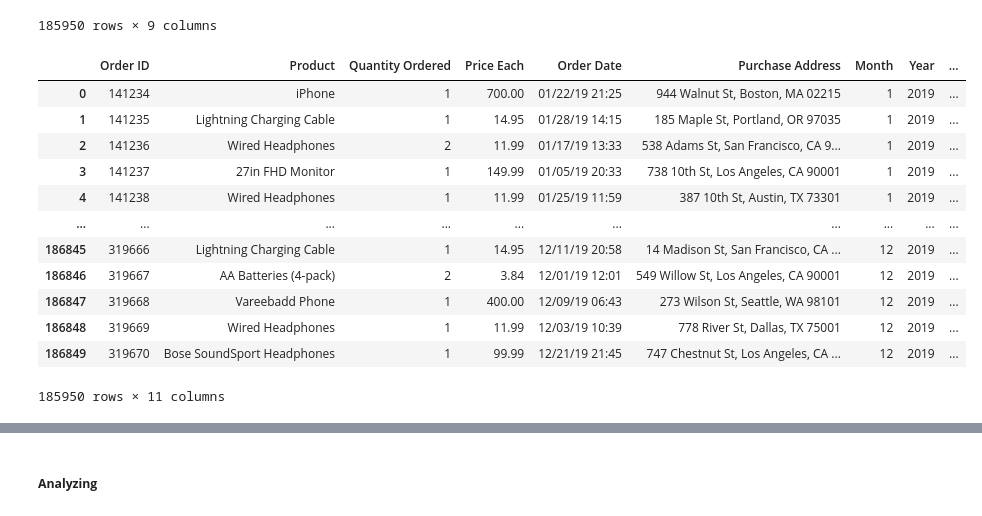
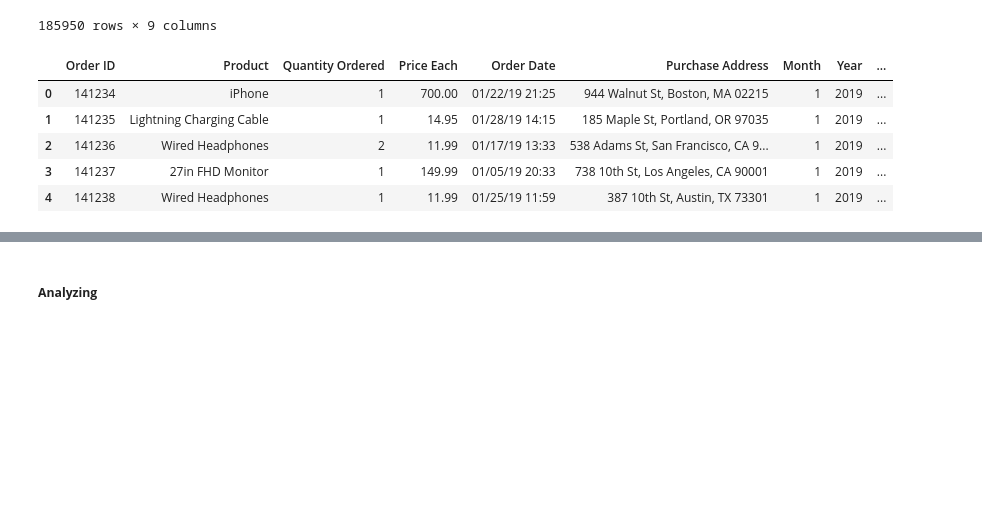
Before and after one commit to mezenka/Python_DataExploration, a Jupyter notebook: pandas_ds1.ipynb, the cells around one changed output, grey strips where cells are left out. Cells and saved outputs as stored; diff of their text form; code cells hidden in the pictures; blank space fills up the shorter version.

```diff
--- a/pandas_ds1.ipynb
+++ b/pandas_ds1.ipynb
@@ -197,25 +197,18 @@ all_data
 # %%
 # generating column for city
 def get_city(address):
   return address.split(',')[1]
 
 all_data['City'] = all_data['Purchase Address'].apply(lambda x: get_city(x))
 
-all_data
+all_data.head()
 # %% [output]
 |  | Order ID | Product | Quantity Ordered | Price Each | Order Date | Purchase Address | Month | Year | ... |
 | 0 | 141234 | iPhone | 1 | 700.00 | 01/22/19 21:25 | 944 Walnut St, Boston, MA 02215 | 1 | 2019 | ... |
 | 1 | 141235 | Lightning Charging Cable | 1 | 14.95 | 01/28/19 14:15 | 185 Maple St, Portland, OR 97035 | 1 | 2019 | ... |
 | 2 | 141236 | Wired Headphones | 2 | 11.99 | 01/17/19 13:33 | 538 Adams St, San Francisco, CA 9... | 1 | 2019 | ... |
 | 3 | 141237 | 27in FHD Monitor | 1 | 149.99 | 01/05/19 20:33 | 738 10th St, Los Angeles, CA 90001 | 1 | 2019 | ... |
 | 4 | 141238 | Wired Headphones | 1 | 11.99 | 01/25/19 11:59 | 387 10th St, Austin, TX 73301 | 1 | 2019 | ... |
-| ... | ... | ... | ... | ... | ... | ... | ... | ... | ... |
-| 186845 | 319666 | Lightning Charging Cable | 1 | 14.95 | 12/11/19 20:58 | 14 Madison St, San Francisco, CA ... | 12 | 2019 | ... |
-| 186846 | 319667 | AA Batteries (4-pack) | 2 | 3.84 | 12/01/19 12:01 | 549 Willow St, Los Angeles, CA 90001 | 12 | 2019 | ... |
-| 186847 | 319668 | Vareebadd Phone | 1 | 400.00 | 12/09/19 06:43 | 273 Wilson St, Seattle, WA 98101 | 12 | 2019 | ... |
-| 186848 | 319669 | Wired Headphones | 1 | 11.99 | 12/03/19 10:39 | 778 River St, Dallas, TX 75001 | 12 | 2019 | ... |
-| 186849 | 319670 | Bose SoundSport Headphones | 1 | 99.99 | 12/21/19 21:45 | 747 Chestnut St, Los Angeles, CA ... | 12 | 2019 | ... |
-185950 rows × 11 columns
 # %%
 # generating column for state
 def get_state(address):
```
Also changed, not shown: parts of 4 cells of this notebook.
